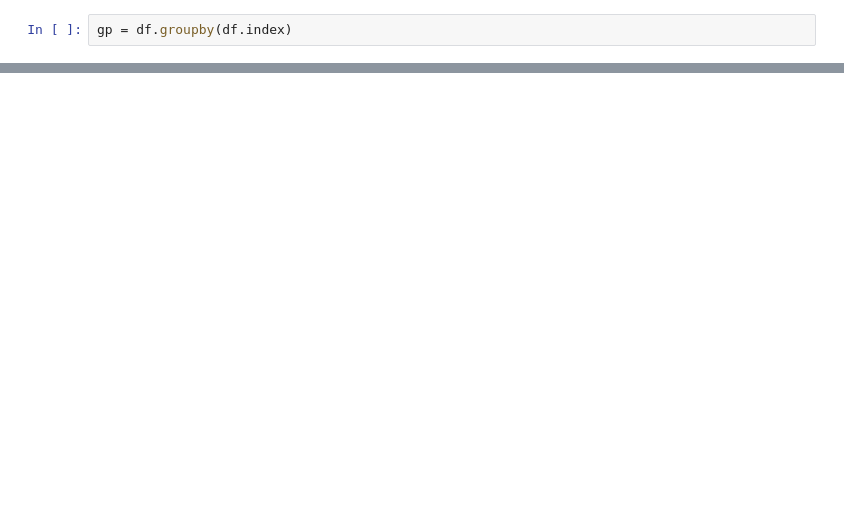
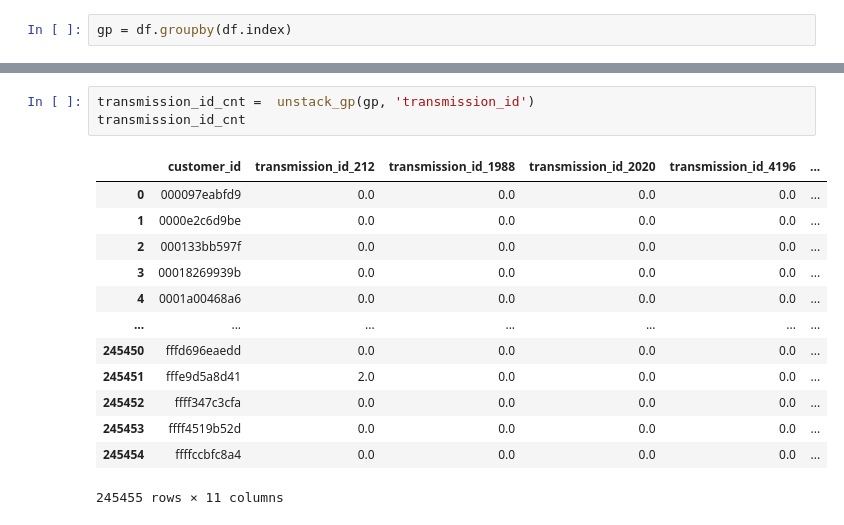
Before and after one commit to hadi-gharibi/oreh_yreviled, a Jupyter notebook: notebooks/02-FE.ipynb, the cells around one changed output, grey strips where cells are left out. Drawn from its saved outputs; the diff is of its cells as text; blank space fills up the shorter version.

```diff
--- a/notebooks/02-FE.ipynb
+++ b/notebooks/02-FE.ipynb
@@ -43,0 +150,17 @@ gp = df.groupby(df.index)
+# %%
+transmission_id_cnt =  unstack_gp(gp, 'transmission_id')
+transmission_id_cnt
+# %% [output]
+|  | customer_id | transmission_id_212 | transmission_id_1988 | transmission_id_2020 | transmission_id_4196 | ... |
+| 0 | 000097eabfd9 | 0.0 | 0.0 | 0.0 | 0.0 | ... |
+| 1 | 0000e2c6d9be | 0.0 | 0.0 | 0.0 | 0.0 | ... |
+| 2 | 000133bb597f | 0.0 | 0.0 | 0.0 | 0.0 | ... |
+| 3 | 00018269939b | 0.0 | 0.0 | 0.0 | 0.0 | ... |
+| 4 | 0001a00468a6 | 0.0 | 0.0 | 0.0 | 0.0 | ... |
+| ... | ... | ... | ... | ... | ... | ... |
+| 245450 | fffd696eaedd | 0.0 | 0.0 | 0.0 | 0.0 | ... |
+| 245451 | fffe9d5a8d41 | 2.0 | 0.0 | 0.0 | 0.0 | ... |
+| 245452 | ffff347c3cfa | 0.0 | 0.0 | 0.0 | 0.0 | ... |
+| 245453 | ffff4519b52d | 0.0 | 0.0 | 0.0 | 0.0 | ... |
+| 245454 | ffffccbfc8a4 | 0.0 | 0.0 | 0.0 | 0.0 | ... |
+245455 rows × 11 columns
```
Also changed, not shown: parts of 11 cells of this notebook.
